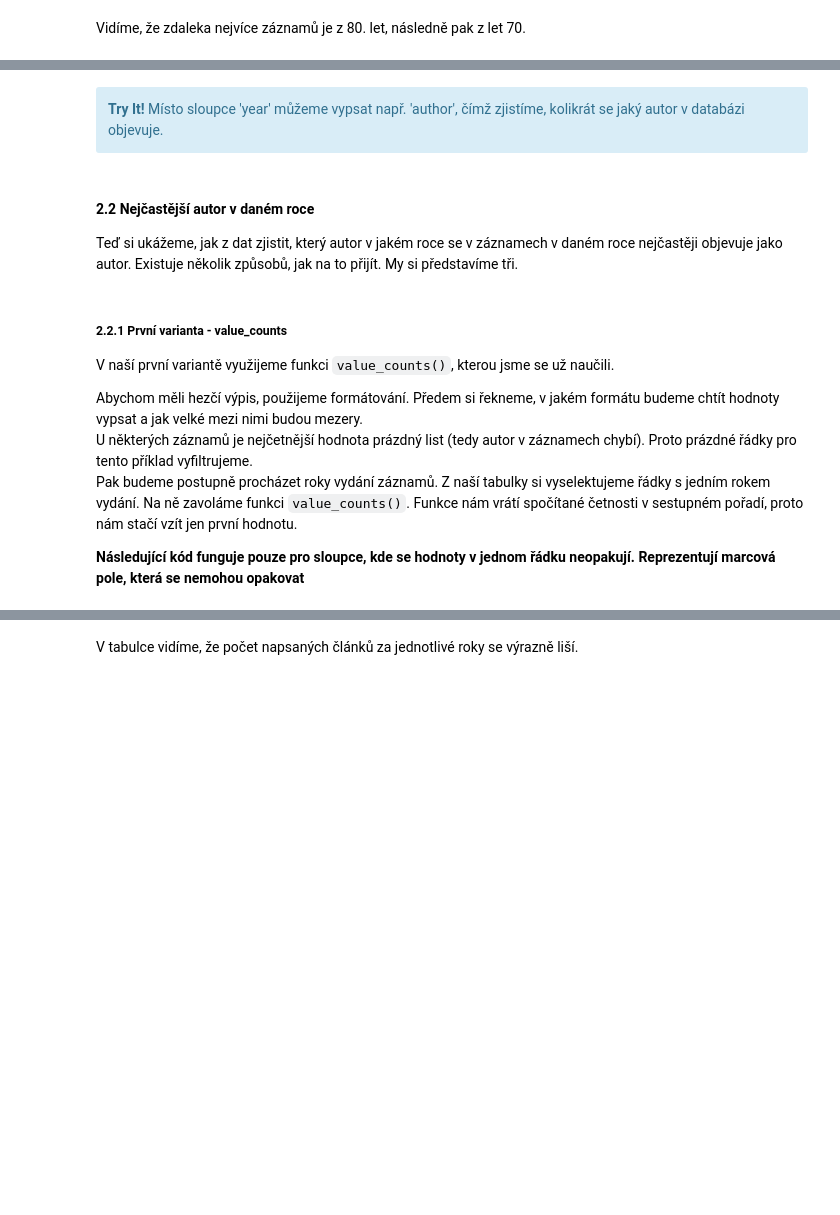
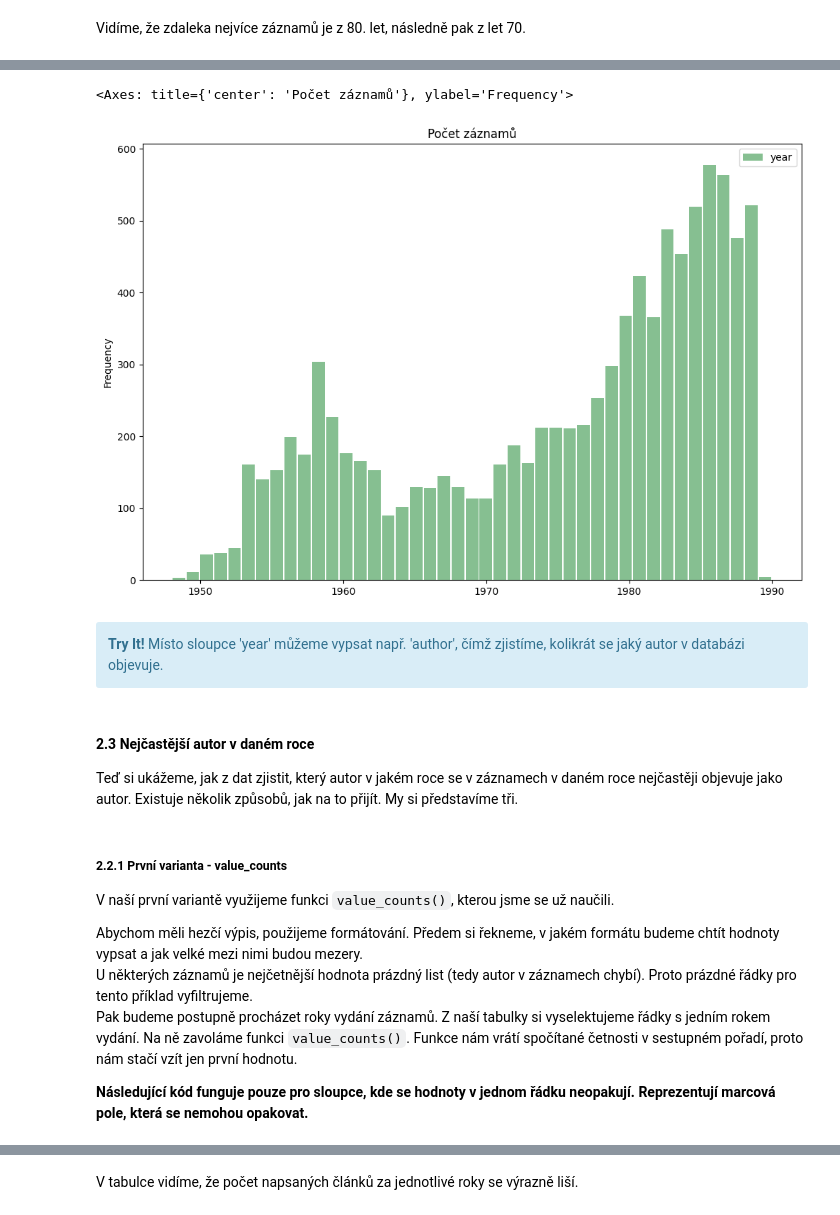
Before and after one commit to panuscha/DH-data-process, a Jupyter notebook: show_stats.ipynb, the cells around one changed output, grey strips where cells are left out. Saved outputs shown, nothing was run; the diff lists cells and outputs as text; code cells hidden in the pictures; blank space fills up the shorter version.

```diff
--- a/show_stats.ipynb
+++ b/show_stats.ipynb
@@ -58,7 +57,7 @@ Nejprve pomocí knihovny pandas načteme naše uložená csv data do datové str
 Některá pole a podpole mohou opakovat, ty jsou  v csv spojené středníkem. V DataFramu pak funkcí `split()` hodnoty rozpojíme a převede do listu (seznamu). Pokud zrovna na daném místě žádná hodnota není, přidáme prázdný list.
 # %%
 # Cesta k nasim datum
-csv_data = 'data/csv/out_smz.csv'
+csv_data = 'data/csv/out_cle.csv'
 
 # Nacteni dat
 df = pd.read_csv(csv_data, delimiter=',')
@@ -108,9 +113,14 @@ Vidíme, že zdaleka nejvíce záznamů je z 80. let, následně pak z let 70.
+# %%
+df.plot(kind = 'hist',column='year',  bins=len(df['year'].unique()), grid=False, figsize=(12,8), color='#86bf91', rwidth=0.9, title = "Počet záznamů za rok")
+# %% [output]
+<Axes: title={'center': 'Počet záznamů'}, ylabel='Frequency'>
+[figure, added]
 # %% [markdown]
 <div class='alert alert-block alert-info'>
     <b>Try It!</b> Místo sloupce 'year' můžeme vypsat např. 'author', čímž zjistíme, kolikrát se jaký autor v databázi objevuje.<br>
 </div>
 # %% [markdown]
-#### 2.2 Nejčastější autor v daném roce
+#### 2.3 Nejčastější autor v daném roce
 
 Teď si ukážeme, jak z dat zjistit, který autor v jakém roce se v záznamech v daném roce nejčastěji objevuje jako autor. Existuje několik způsobů, jak na to přijít. My si představíme tři.<br>
 # %% [markdown]
@@ -122,7 +132,7 @@ Abychom měli hezčí výpis, použijeme formátování. Předem si řekneme, v
 U některých záznamů je nejčetnější hodnota prázdný list (tedy autor v záznamech chybí).  Proto prázdné řádky pro tento příklad vyfiltrujeme. <br>
 Pak budeme postupně procházet roky vydání záznamů. Z naší tabulky si vyselektujeme řádky s jedním rokem vydání. Na ně zavoláme funkci `value_counts()`. Funkce nám vrátí spočítané četnosti v sestupném pořadí, proto nám stačí vzít jen první hodnotu.<br>
 
-<b>Následující kód funguje pouze pro sloupce, kde se hodnoty v jednom řádku neopakují. Reprezentují marcová pole, která se nemohou opakovat</b>
+<b>Následující kód funguje pouze pro sloupce, kde se hodnoty v jednom řádku neopakují. Reprezentují marcová pole, která se nemohou opakovat.</b>
 # %%
 # Vybereme sloupec, ktery chceme vypsat
 picked_column = 'author'
```
Also changed, not shown: parts of 9 cells of this notebook, 4 other files.
